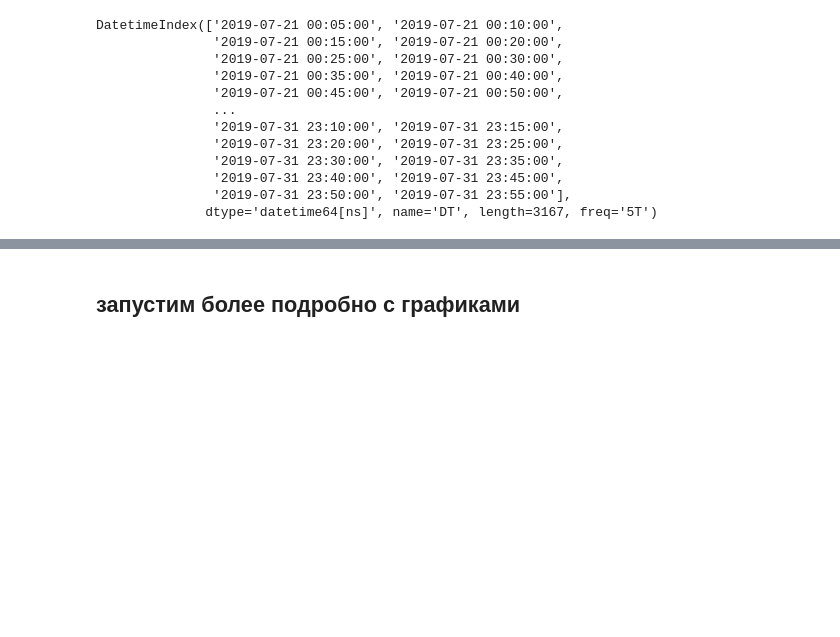
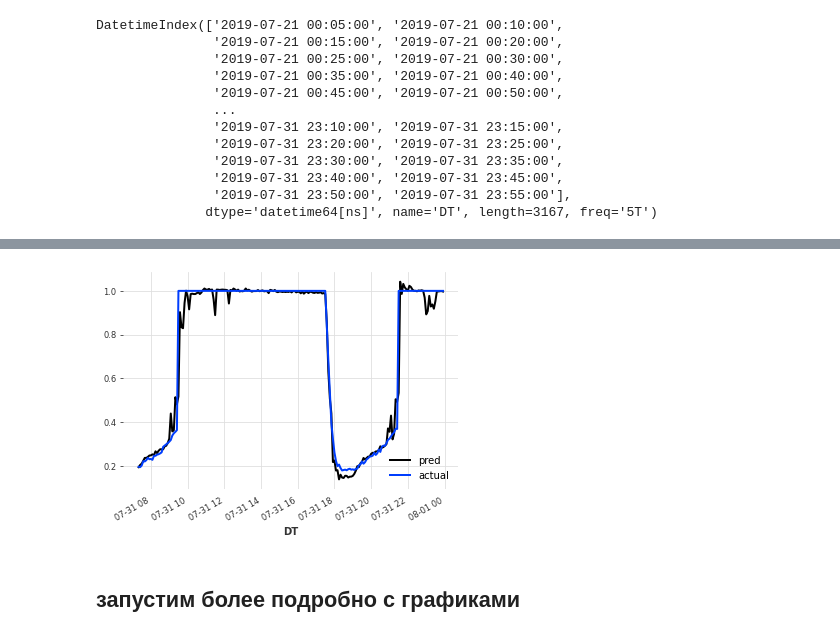
Before and after one commit to ksetdekov/ts_transformers, a Jupyter notebook: tcn.ipynb, the cells around one changed output, grey strips where cells are left out. Drawn from its saved outputs; the diff is of its cells as text; code cells hidden in the pictures; blank space fills up the shorter version.

```diff
--- a/tcn.ipynb
+++ b/tcn.ipynb
@@ -319,3 +355,8 @@ val_target[-200:].plot(label='actual')
+# %%
+backtest_1pump[-200:].plot(label='pred')
+val_target[-200:].plot(label='actual')
+# %% [output]
+[figure, added]
 # %% [markdown]
 ## запустим более подробно с графиками
 # %% [markdown]
```
Also changed, not shown: parts of 16 cells of this notebook.
